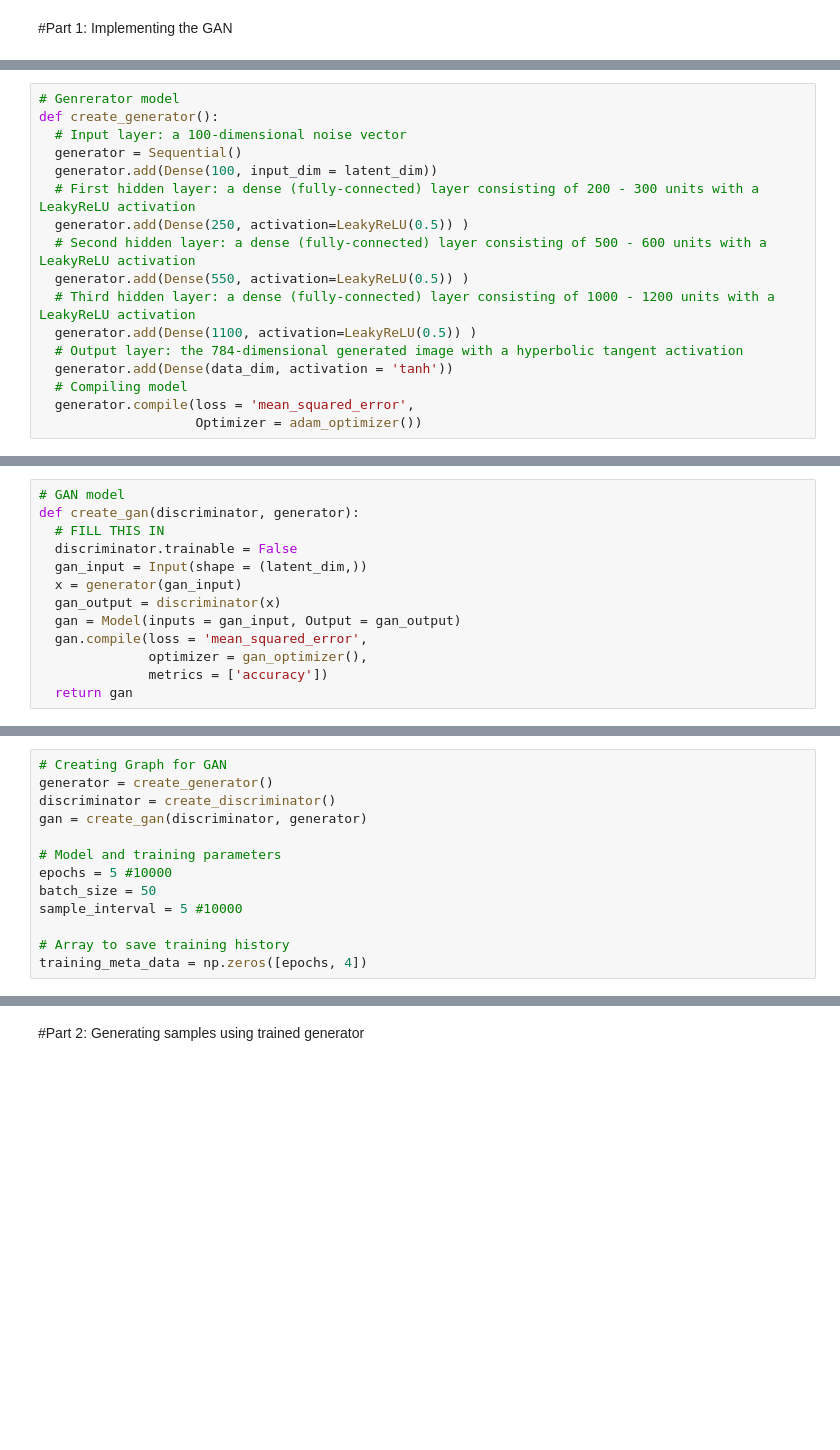
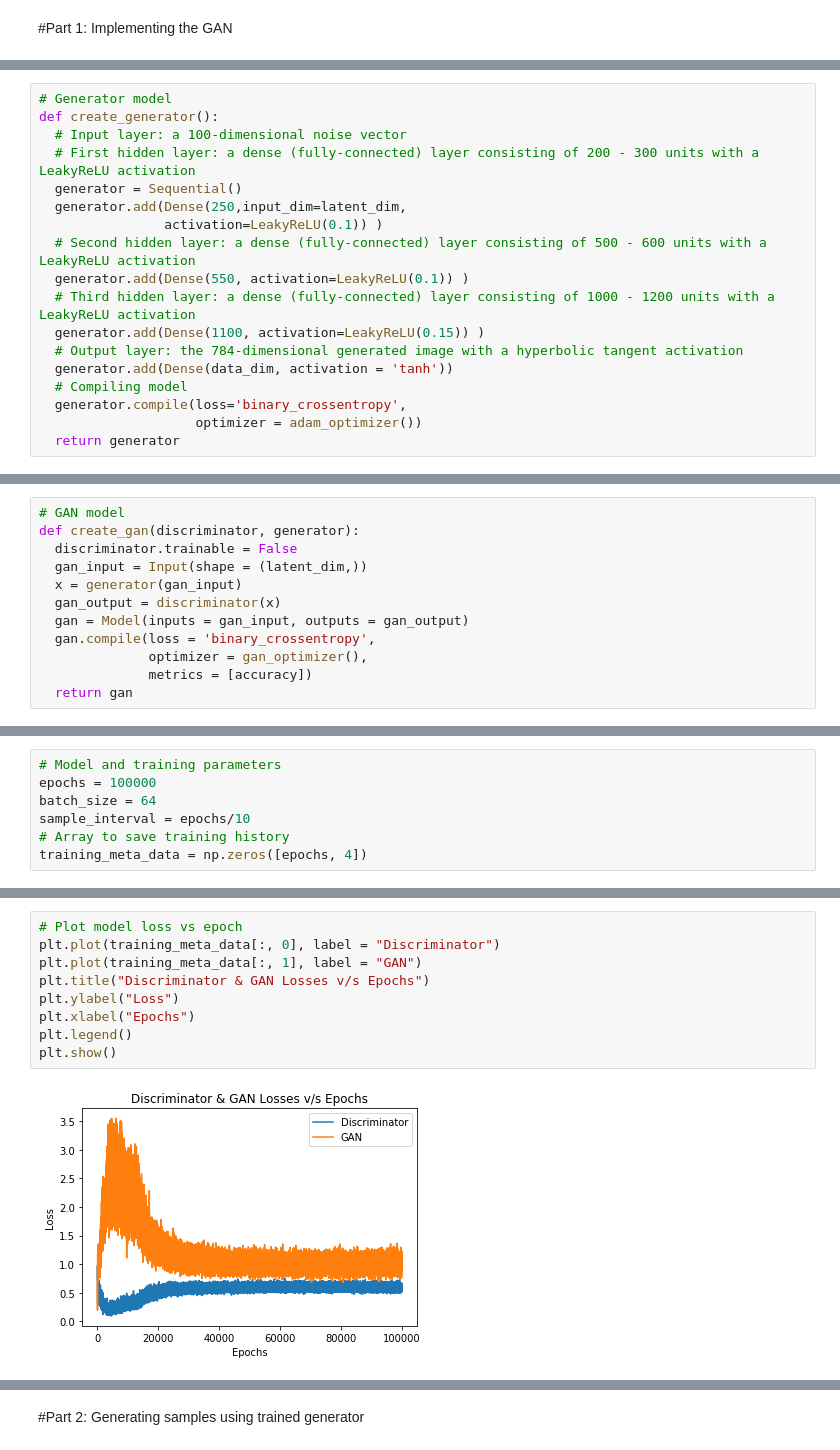
Before and after one commit to omanshuthapliyal/ML2Coursework, a Jupyter notebook: Omanshu_Thapliyal_GAN.ipynb, the cells around one changed output, grey strips where cells are left out. Cells and saved outputs as stored; diff of their text form; blank space fills up the shorter version.

```diff
--- a/Omanshu_Thapliyal_GAN.ipynb
+++ b/Omanshu_Thapliyal_GAN.ipynb
@@ -45,17 +67,18 @@ def gan_optimizer():
 # %%
-# Genrerator model
+# Generator model
 def create_generator():
   # Input layer: a 100-dimensional noise vector
+  # First hidden layer: a dense (fully-connected) layer consisting of 200 - 300 units with a LeakyReLU activation
   generator = Sequential()
-  generator.add(Dense(100, input_dim = latent_dim))
-  # First hidden layer: a dense (fully-connected) layer consisting of 200 - 300 units with a LeakyReLU activation
-  generator.add(Dense(250, activation=LeakyReLU(0.5)) )
+  generator.add(Dense(250,input_dim=latent_dim,
+                activation=LeakyReLU(0.1)) )
   # Second hidden layer: a dense (fully-connected) layer consisting of 500 - 600 units with a LeakyReLU activation
-  generator.add(Dense(550, activation=LeakyReLU(0.5)) )
+  generator.add(Dense(550, activation=LeakyReLU(0.1)) )
   # Third hidden layer: a dense (fully-connected) layer consisting of 1000 - 1200 units with a LeakyReLU activation
-  generator.add(Dense(1100, activation=LeakyReLU(0.5)) )
+  generator.add(Dense(1100, activation=LeakyReLU(0.15)) )
   # Output layer: the 784-dimensional generated image with a hyperbolic tangent activation
   generator.add(Dense(data_dim, activation = 'tanh'))
   # Compiling model
-  generator.compile(loss = 'mean_squared_error',
-                    Optimizer = adam_optimizer())
+  generator.compile(loss='binary_crossentropy',
+                    optimizer = adam_optimizer())
+  return generator
@@ -84,13 +111,12 @@ def create_discriminator():
 # %%
 # GAN model
 def create_gan(discriminator, generator):
-  # FILL THIS IN
   discriminator.trainable = False
   gan_input = Input(shape = (latent_dim,))
   x = generator(gan_input)
   gan_output = discriminator(x)
-  gan = Model(inputs = gan_input, Output = gan_output)
-  gan.compile(loss = 'mean_squared_error',
+  gan = Model(inputs = gan_input, outputs = gan_output)
+  gan.compile(loss = 'binary_crossentropy',
               optimizer = gan_optimizer(),
-              metrics = ['accuracy'])
+              metrics = [accuracy])
   return gan
@@ -97,13 +148,7 @@ def create_gan(discriminator, generator):
 # %%
-# Creating Graph for GAN
-generator = create_generator()
-discriminator = create_discriminator()
-gan = create_gan(discriminator, generator)
-
 # Model and training parameters
-epochs = 5 #10000
-batch_size = 50
-sample_interval = 5 #10000
-
+epochs = 100000
+batch_size = 64
+sample_interval = epochs/10
 # Array to save training history
 training_meta_data = np.zeros([epochs, 4])
@@ -200,0 +282,11 @@ Answer the following questions:
+# %%
+# Plot model loss vs epoch
+plt.plot(training_meta_data[:, 0], label = "Discriminator")
+plt.plot(training_meta_data[:, 1], label = "GAN")
+plt.title("Discriminator & GAN Losses v/s Epochs")
+plt.ylabel("Loss")
+plt.xlabel("Epochs")
+plt.legend()
+plt.show()
+# %% [output]
+[figure, added]
```
Also changed, not shown: parts of 22 cells of this notebook.
